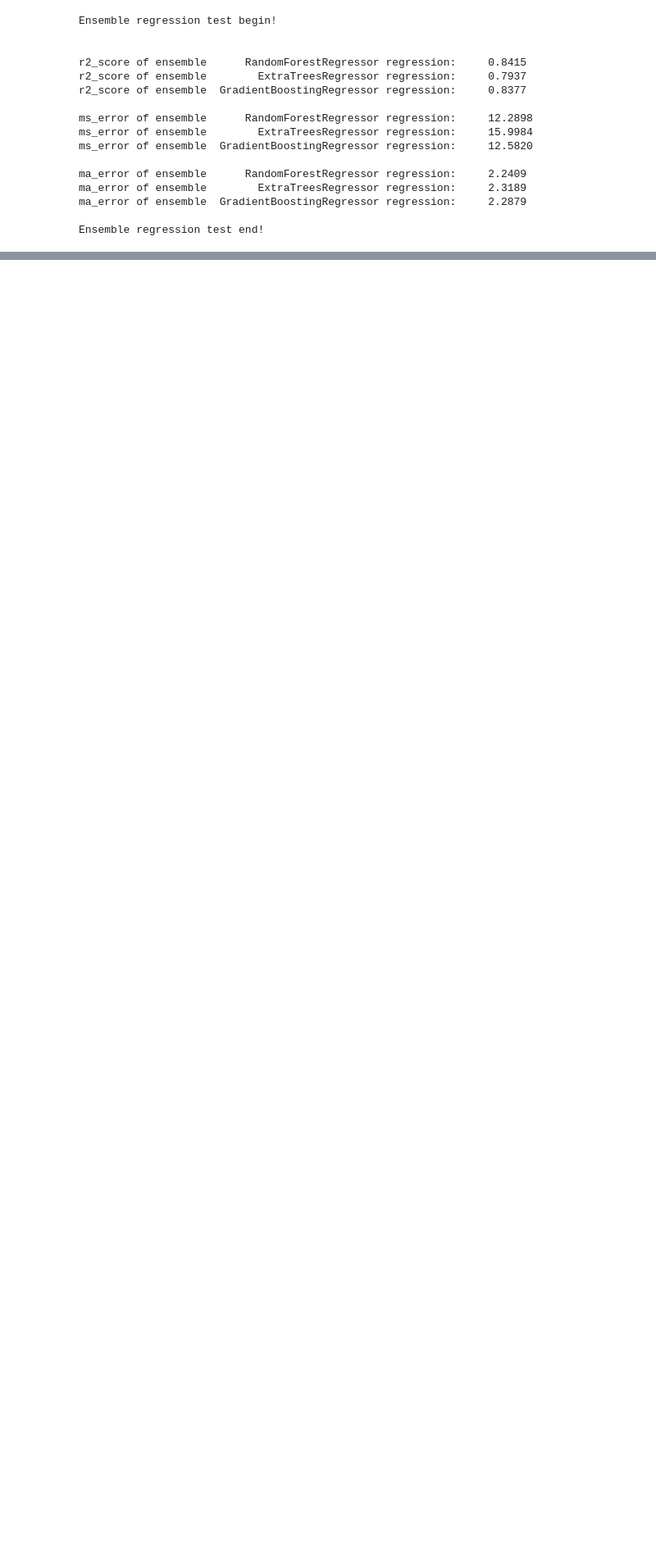
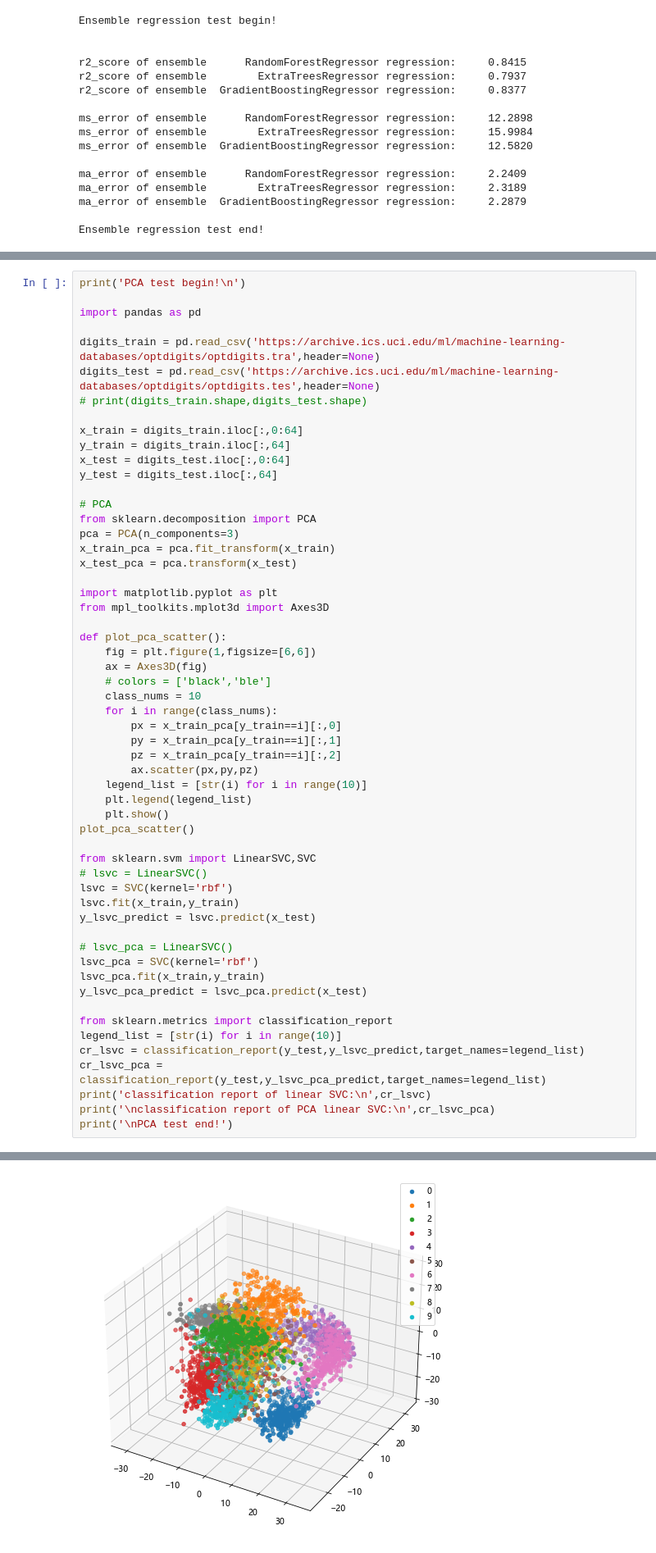
Before and after one commit to GuYueyueHH/Machine-learning, a Jupyter notebook: python_machinelearning_kaggle_practice/mine/sklearn_test.ipynb, the cells around one changed output, grey strips where cells are left out. Shown at 82% size. Saved outputs shown, nothing was run; the diff lists cells and outputs as text; blank space fills up the shorter version.

```diff
--- a/python_machinelearning_kaggle_practice/mine/sklearn_test.ipynb
+++ b/python_machinelearning_kaggle_practice/mine/sklearn_test.ipynb
@@ -624,0 +676,57 @@ Ensemble regression test end!
+# %%
+print('PCA test begin!\n')
+
+import pandas as pd
+
+digits_train = pd.read_csv('https://archive.ics.uci.edu/ml/machine-learning-databases/optdigits/optdigits.tra',header=None)
+digits_test = pd.read_csv('https://archive.ics.uci.edu/ml/machine-learning-databases/optdigits/optdigits.tes',header=None)
+# print(digits_train.shape,digits_test.shape)
+
+x_train = digits_train.iloc[:,0:64]
+y_train = digits_train.iloc[:,64]
+x_test = digits_test.iloc[:,0:64]
+y_test = digits_test.iloc[:,64]
+
+# PCA
+from sklearn.decomposition import PCA
+pca = PCA(n_components=3)
+x_train_pca = pca.fit_transform(x_train)
+x_test_pca = pca.transform(x_test)
+
+import matplotlib.pyplot as plt
+from mpl_toolkits.mplot3d import Axes3D
+
+def plot_pca_scatter():
+    fig = plt.figure(1,figsize=[6,6])
+    ax = Axes3D(fig)
+    # colors = ['black','ble']
+    class_nums = 10
+    for i in range(class_nums):
+        px = x_train_pca[y_train==i][:,0]
+        py = x_train_pca[y_train==i][:,1]
+        pz = x_train_pca[y_train==i][:,2]
+        ax.scatter(px,py,pz)
+    legend_list = [str(i) for i in range(10)]
+    plt.legend(legend_list)
+    plt.show()
+plot_pca_scatter()
+
+from sklearn.svm import LinearSVC,SVC
+# lsvc = LinearSVC()
+lsvc = SVC(kernel='rbf')
+lsvc.fit(x_train,y_train)
+y_lsvc_predict = lsvc.predict(x_test)
+
+# lsvc_pca = LinearSVC()
+lsvc_pca = SVC(kernel='rbf')
+lsvc_pca.fit(x_train,y_train)
+y_lsvc_pca_predict = lsvc_pca.predict(x_test)
+
+from sklearn.metrics import classification_report
+legend_list = [str(i) for i in range(10)]
+cr_lsvc = classification_report(y_test,y_lsvc_predict,target_names=legend_list)
+cr_lsvc_pca = classification_report(y_test,y_lsvc_pca_predict,target_names=legend_list)
+print('classification report of linear SVC:\n',cr_lsvc)
+print('\nclassification report of PCA linear SVC:\n',cr_lsvc_pca)
+print('\nPCA test end!')
+# %% [output]
@@ -624,0 +734 @@ Ensemble regression test end!
+[figure, added]
```
Also changed, not shown: parts of 2 cells of this notebook.
